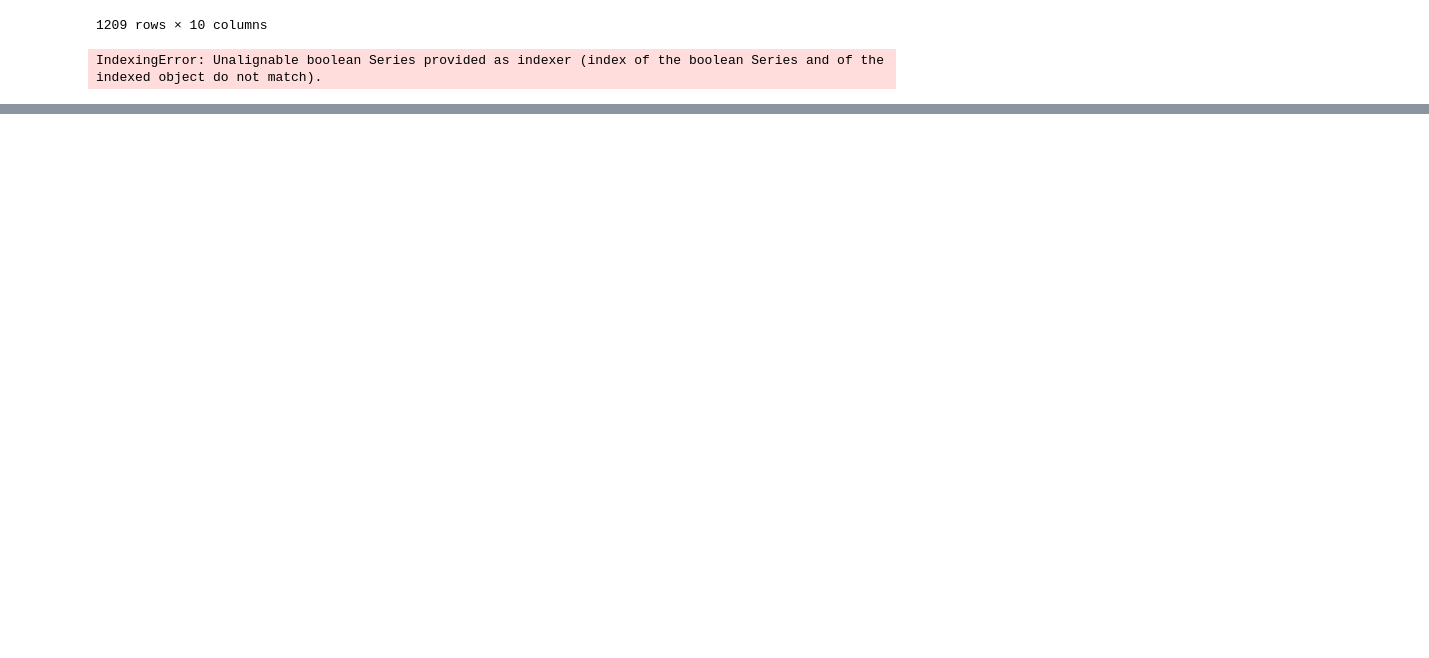
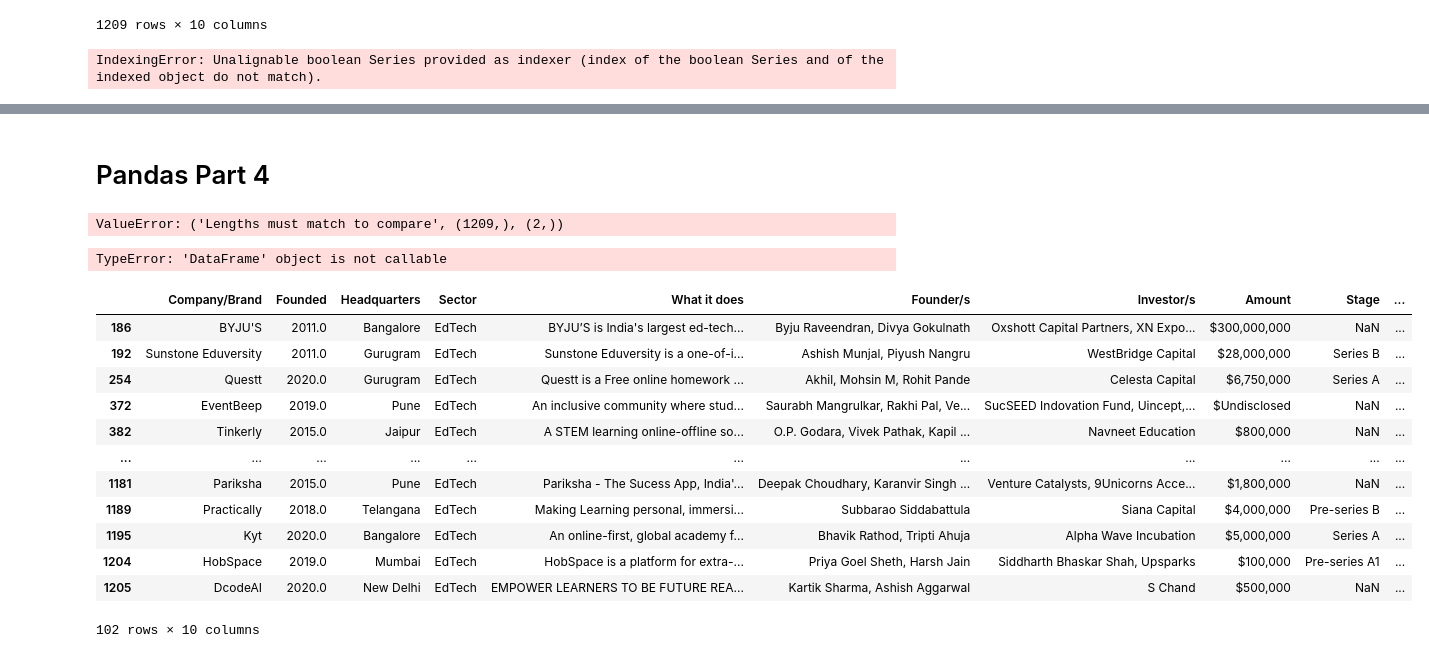
Before and after one commit to ankittrajj/WD_DA_10am_11april, a Jupyter notebook: Pandas_part3.ipynb, the cells around one changed output, grey strips where cells are left out. Saved outputs shown, nothing was run; the diff lists cells and outputs as text; code cells hidden in the pictures; blank space fills up the shorter version.

Commit message:
Pandas part4 update

```diff
--- a/Pandas_part3.ipynb
+++ b/Pandas_part3.ipynb
@@ -185,0 +158,28 @@ df2
+# %% [markdown]
+# Pandas Part 4
+# %%
+#  find the name & founded year of edtech + e-comm comapnies.
+df[df['Sector'] == ['EdTech','E-commerce']]
+# %% [output]
+ValueError: ('Lengths must match to compare', (1209,), (2,))
+# %%
+df.loc[df('Sector')]
+# %% [output]
+TypeError: 'DataFrame' object is not callable
+# %%
+#  find the name & founded year of edtech + e-comm comapnies.
+df[df['Sector']=='EdTech']
+# %% [output]
+|  | Company/Brand | Founded | Headquarters | Sector | What it does | Founder/s | Investor/s | Amount | Stage | ... |
+| 186 | BYJU'S | 2011.0 | Bangalore | EdTech | BYJU’S is India's largest ed-tech... | Byju Raveendran, Divya Gokulnath | Oxshott Capital Partners, XN Expo... | $300,000,000 | NaN | ... |
+| 192 | Sunstone Eduversity | 2011.0 | Gurugram | EdTech | Sunstone Eduversity is a one-of-i... | Ashish Munjal, Piyush Nangru | WestBridge Capital | $28,000,000 | Series B | ... |
+| 254 | Questt | 2020.0 | Gurugram | EdTech | Questt is a Free online homework ... | Akhil, Mohsin M, Rohit Pande | Celesta Capital | $6,750,000 | Series A | ... |
+| 372 | EventBeep | 2019.0 | Pune | EdTech | An inclusive community where stud... | Saurabh Mangrulkar, Rakhi Pal, Ve... | SucSEED Indovation Fund, Uincept,... | $Undisclosed | NaN | ... |
+| 382 | Tinkerly | 2015.0 | Jaipur | EdTech | A STEM learning online-offline so... | O.P. Godara, Vivek Pathak, Kapil ... | Navneet Education | $800,000 | NaN | ... |
+| ... | ... | ... | ... | ... | ... | ... | ... | ... | ... | ... |
+| 1181 | Pariksha | 2015.0 | Pune | EdTech | Pariksha - The Sucess App, India'... | Deepak Choudhary, Karanvir Singh ... | Venture Catalysts, 9Unicorns Acce... | $1,800,000 | NaN | ... |
+| 1189 | Practically | 2018.0 | Telangana | EdTech | Making Learning personal, immersi... | Subbarao Siddabattula | Siana Capital | $4,000,000 | Pre-series B | ... |
+| 1195 | Kyt | 2020.0 | Bangalore | EdTech | An online-first, global academy f... | Bhavik Rathod, Tripti Ahuja | Alpha Wave Incubation | $5,000,000 | Series A | ... |
+| 1204 | HobSpace | 2019.0 | Mumbai | EdTech | HobSpace is a platform for extra-... | Priya Goel Sheth, Harsh Jain | Siddharth Bhaskar Shah, Upsparks | $100,000 | Pre-series A1 | ... |
+| 1205 | DcodeAI | 2020.0 | New Delhi | EdTech | EMPOWER LEARNERS TO BE FUTURE REA... | Kartik Sharma, Ashish Aggarwal | S Chand | $500,000 | NaN | ... |
+102 rows × 10 columns
```
Also changed, not shown: parts of 28 cells of this notebook.
